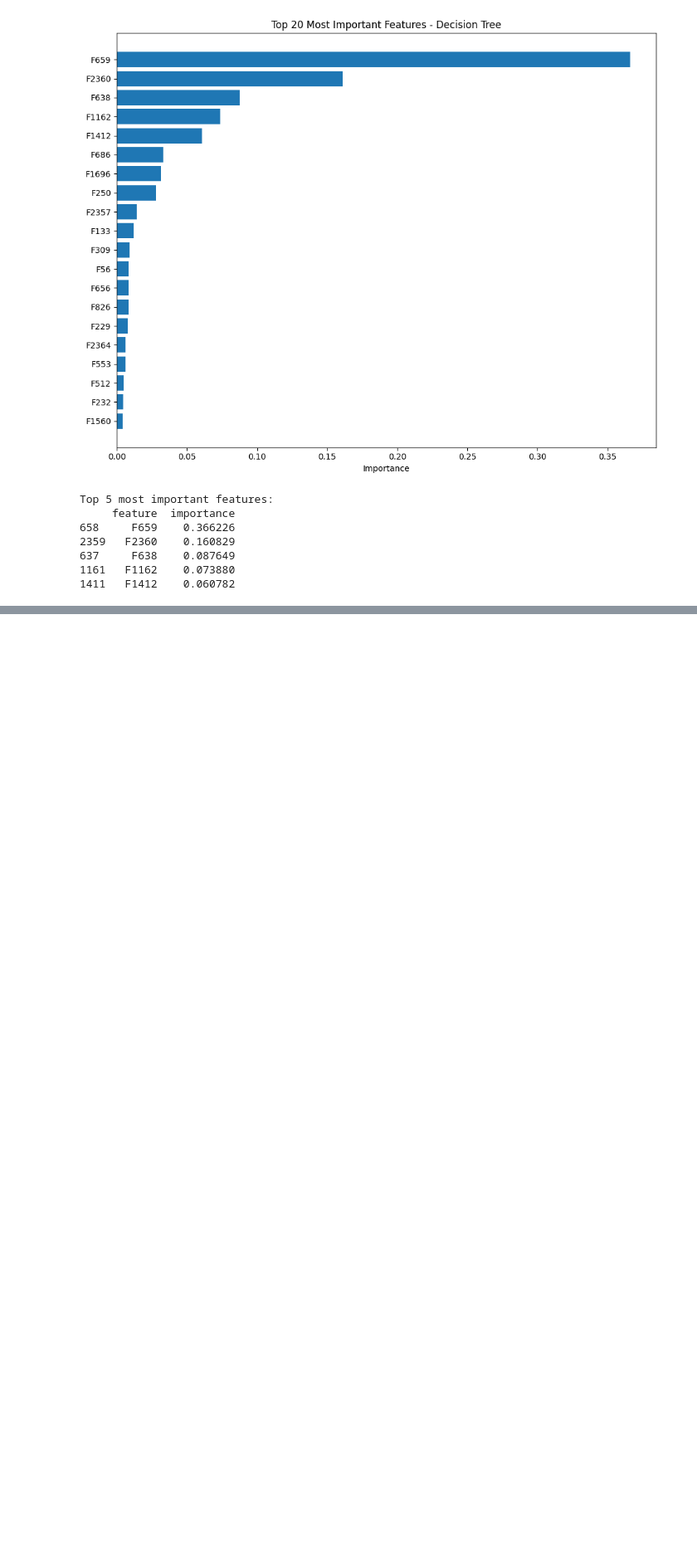
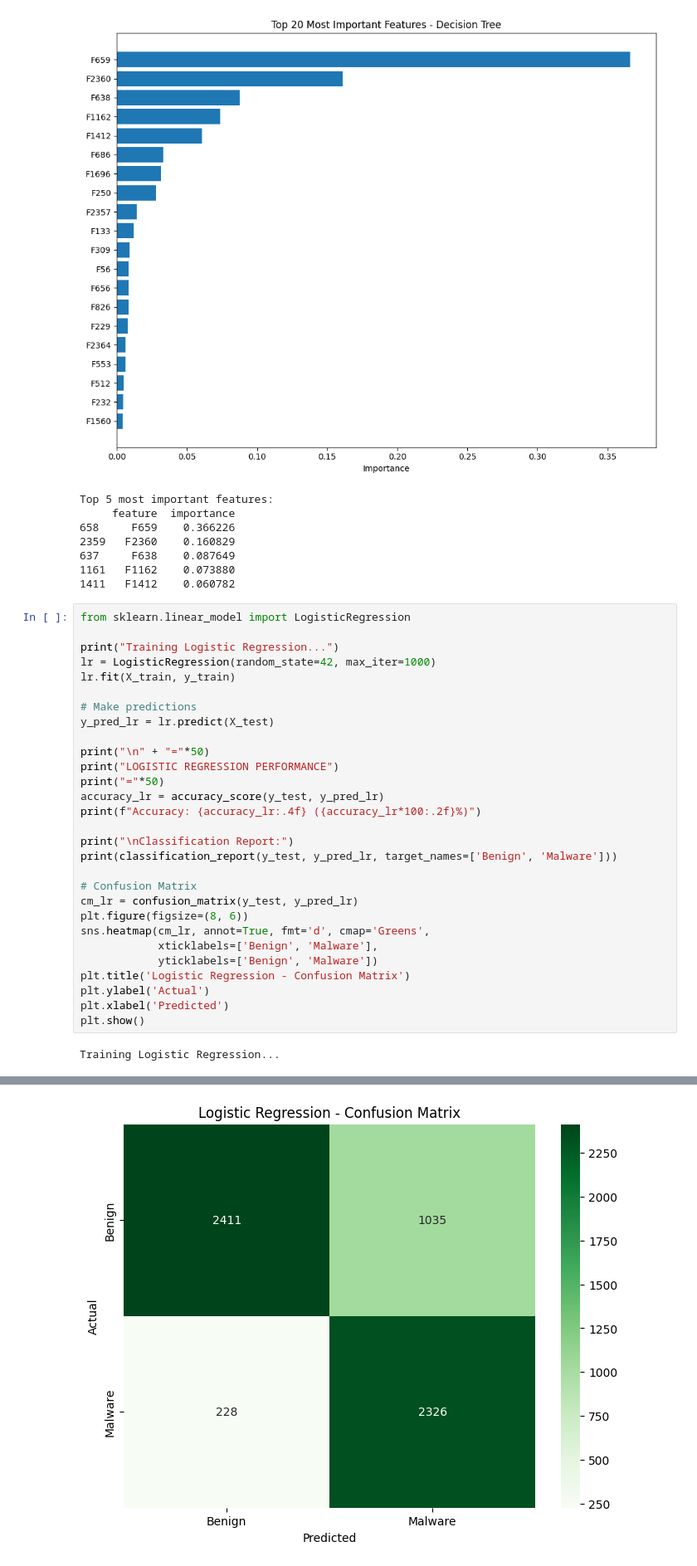
Before and after one commit to Ololade18/Cybersecurity-Projects, a Jupyter notebook: CMP7239_Lab4__Decision_Tree.ipynb, the cells around one changed output, grey strips where cells are left out. Shown at 83% size. Saved outputs shown, nothing was run; the diff lists cells and outputs as text; blank space fills up the shorter version.

```diff
--- a/CMP7239_Lab4__Decision_Tree.ipynb
+++ b/CMP7239_Lab4__Decision_Tree.ipynb
@@ -484,3 +484,34 @@ Top 5 most important features:
 637     F638    0.087649
 1161   F1162    0.073880
 1411   F1412    0.060782
+# %%
+from sklearn.linear_model import LogisticRegression
+
+print("Training Logistic Regression...")
+lr = LogisticRegression(random_state=42, max_iter=1000)
+lr.fit(X_train, y_train)
+
+# Make predictions
+y_pred_lr = lr.predict(X_test)
+
+print("\n" + "="*50)
+print("LOGISTIC REGRESSION PERFORMANCE")
+print("="*50)
+accuracy_lr = accuracy_score(y_test, y_pred_lr)
+print(f"Accuracy: {accuracy_lr:.4f} ({accuracy_lr*100:.2f}%)")
+
+print("\nClassification Report:")
+print(classification_report(y_test, y_pred_lr, target_names=['Benign', 'Malware']))
+
+# Confusion Matrix
+cm_lr = confusion_matrix(y_test, y_pred_lr)
+plt.figure(figsize=(8, 6))
+sns.heatmap(cm_lr, annot=True, fmt='d', cmap='Greens',
+            xticklabels=['Benign', 'Malware'],
+            yticklabels=['Benign', 'Malware'])
+plt.title('Logistic Regression - Confusion Matrix')
+plt.ylabel('Actual')
+plt.xlabel('Predicted')
+plt.show()
+# %% [output]
+Training Logistic Regression...
@@ -486,0 +539 @@ Top 5 most important features:
+[figure, added]
```
Also changed, not shown: parts of 1 cell of this notebook.
